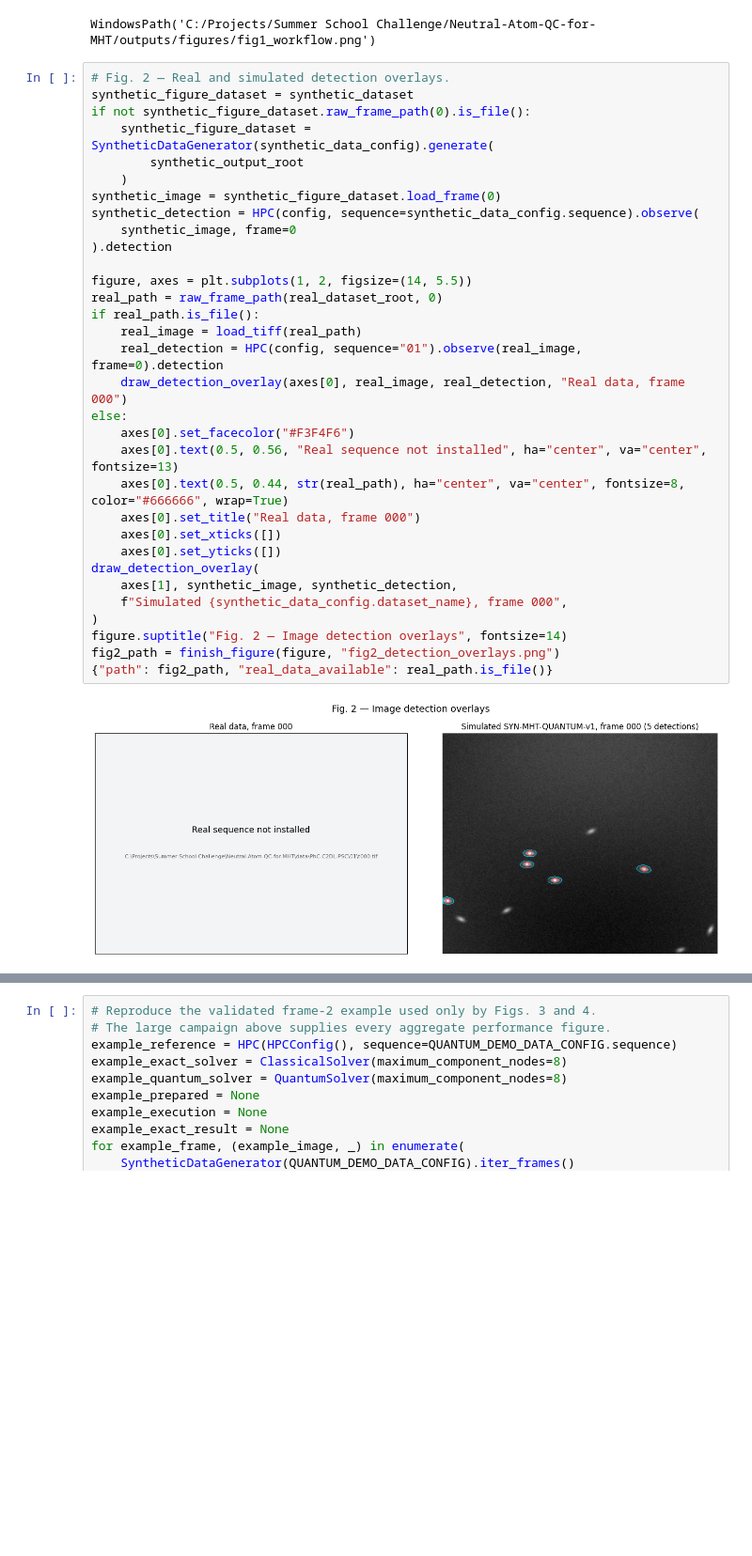
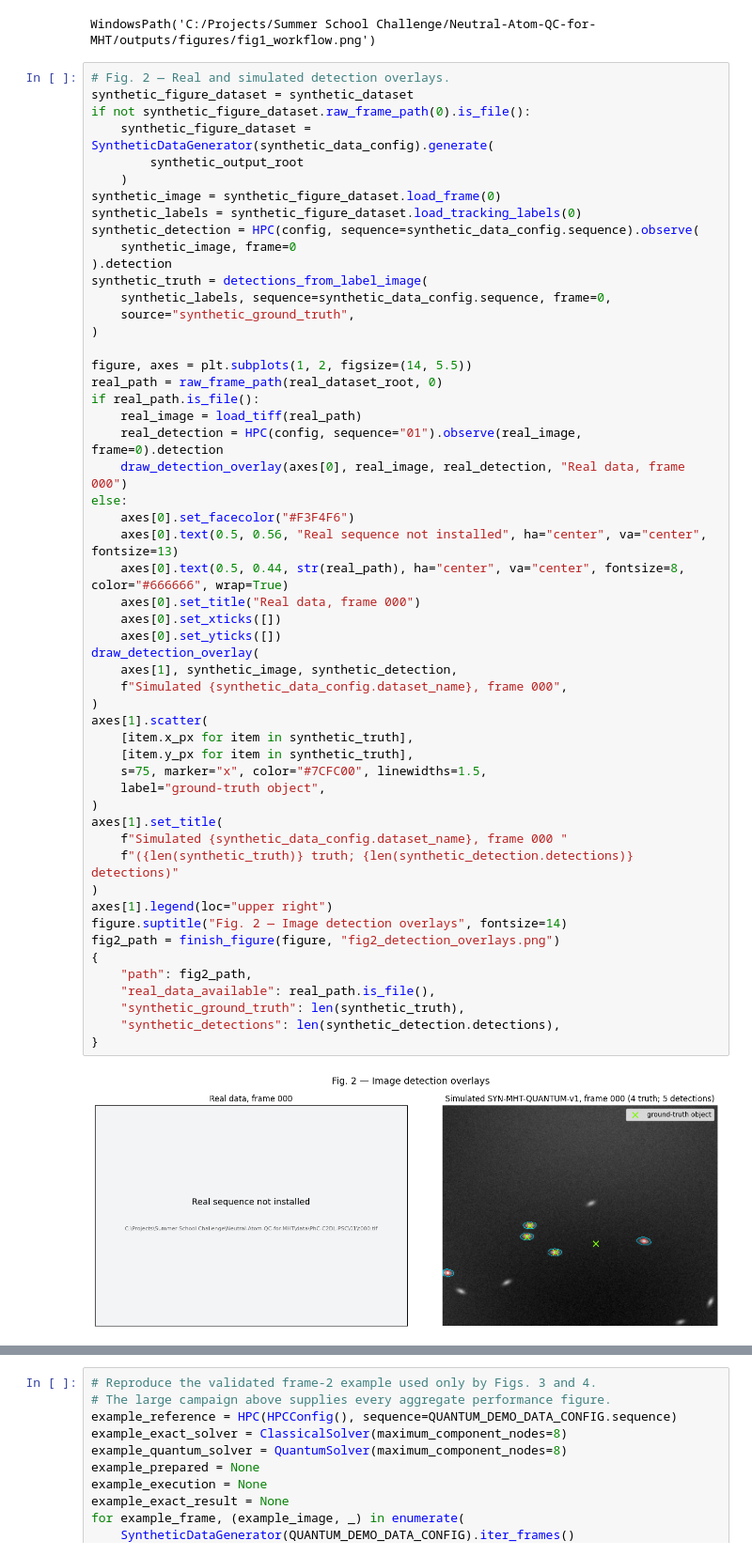
Before and after one commit to SAN-G-8055/Neutral-Atom-QC-for-MHT, a Jupyter notebook: user_notebook.ipynb, the cells around one changed output, grey strips where cells are left out. Shown at 94% size. Saved outputs shown, nothing was run; the diff lists cells and outputs as text; blank space fills up the shorter version.

Commit message:
Improved visualization and analysis checks in notebook tests

```diff
--- a/user_notebook.ipynb
+++ b/user_notebook.ipynb
@@ -470,33 +455,54 @@ WindowsPath('C:/Projects/Summer School Challenge/Neutral-Atom-QC-for-MHT/outputs
 synthetic_figure_dataset = synthetic_dataset
 if not synthetic_figure_dataset.raw_frame_path(0).is_file():
     synthetic_figure_dataset = SyntheticDataGenerator(synthetic_data_config).generate(
         synthetic_output_root
     )
 synthetic_image = synthetic_figure_dataset.load_frame(0)
+synthetic_labels = synthetic_figure_dataset.load_tracking_labels(0)
 synthetic_detection = HPC(config, sequence=synthetic_data_config.sequence).observe(
     synthetic_image, frame=0
 ).detection
+synthetic_truth = detections_from_label_image(
+    synthetic_labels, sequence=synthetic_data_config.sequence, frame=0,
+    source="synthetic_ground_truth",
+)
 
 figure, axes = plt.subplots(1, 2, figsize=(14, 5.5))
 real_path = raw_frame_path(real_dataset_root, 0)
 if real_path.is_file():
     real_image = load_tiff(real_path)
     real_detection = HPC(config, sequence="01").observe(real_image, frame=0).detection
     draw_detection_overlay(axes[0], real_image, real_detection, "Real data, frame 000")
 else:
     axes[0].set_facecolor("#F3F4F6")
     axes[0].text(0.5, 0.56, "Real sequence not installed", ha="center", va="center", fontsize=13)
     axes[0].text(0.5, 0.44, str(real_path), ha="center", va="center", fontsize=8, color="#666666", wrap=True)
     axes[0].set_title("Real data, frame 000")
     axes[0].set_xticks([])
     axes[0].set_yticks([])
 draw_detection_overlay(
     axes[1], synthetic_image, synthetic_detection,
     f"Simulated {synthetic_data_config.dataset_name}, frame 000",
 )
+axes[1].scatter(
+    [item.x_px for item in synthetic_truth],
+    [item.y_px for item in synthetic_truth],
+    s=75, marker="x", color="#7CFC00", linewidths=1.5,
+    label="ground-truth object",
+)
+axes[1].set_title(
+    f"Simulated {synthetic_data_config.dataset_name}, frame 000 "
+    f"({len(synthetic_truth)} truth; {len(synthetic_detection.detections)} detections)"
+)
+axes[1].legend(loc="upper right")
 figure.suptitle("Fig. 2 — Image detection overlays", fontsize=14)
 fig2_path = finish_figure(figure, "fig2_detection_overlays.png")
-{"path": fig2_path, "real_data_available": real_path.is_file()}
+{
+    "path": fig2_path,
+    "real_data_available": real_path.is_file(),
+    "synthetic_ground_truth": len(synthetic_truth),
+    "synthetic_detections": len(synthetic_detection.detections),
+}
 # %% [output]
-[figure, old version]
+[figure, new version]
 {'path': WindowsPath('C:/Projects/Summer School Challenge/Neutral-Atom-QC-for-MHT/outputs/figures/fig2_detection_overlays.png'),
```
Also changed, not shown: parts of 8 cells of this notebook, 1 other file.
